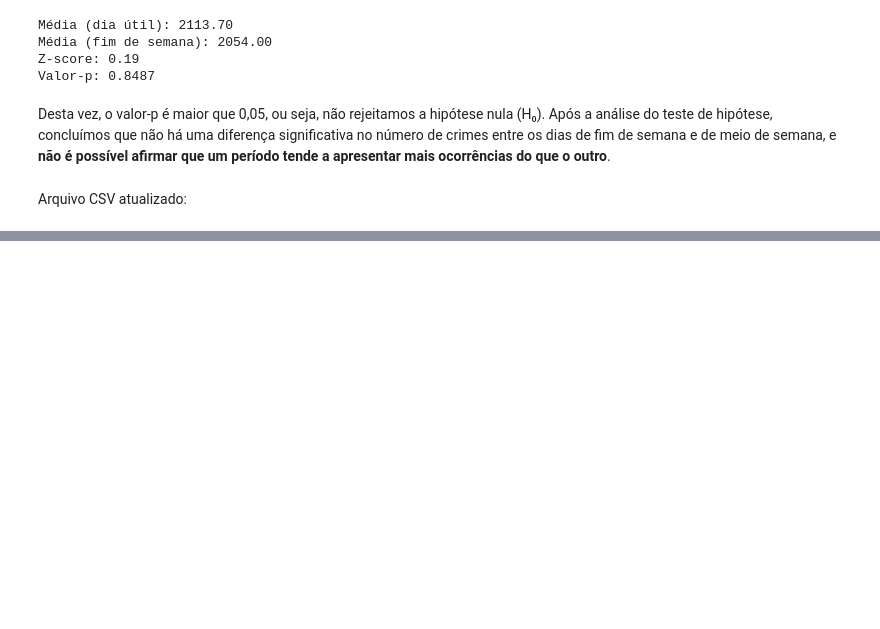
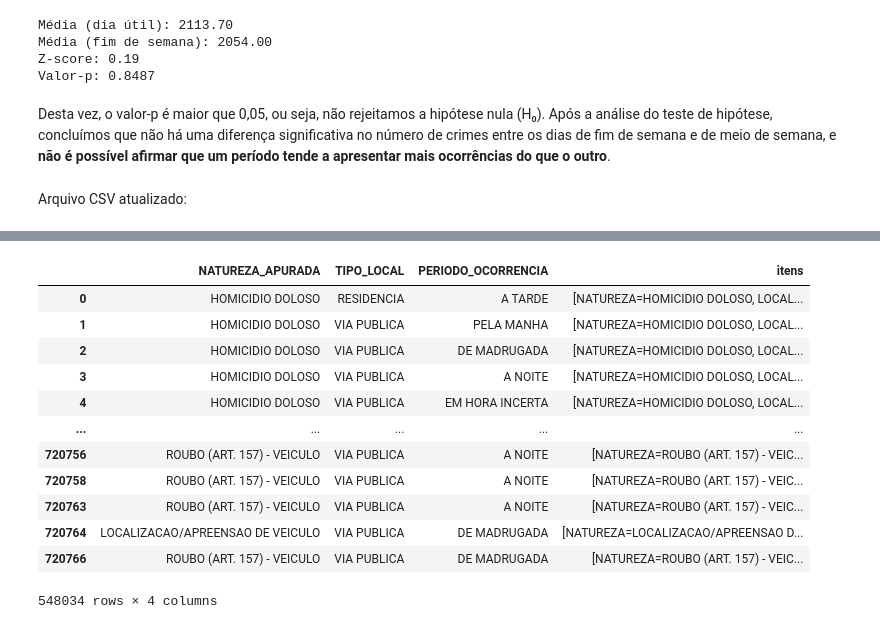
Before and after one commit to Matheuskpds/Ciencia-de-Dados-Projeto-TP, a Jupyter notebook: main.ipynb, the cells around one changed output, grey strips where cells are left out. Cells and saved outputs as stored; diff of their text form; code cells hidden in the pictures; blank space fills up the shorter version.

```diff
--- a/main.ipynb
+++ b/main.ipynb
@@ -1731,0 +1822,16 @@ pd.set_option('display.max_columns', None)
+# %%
+df_assoc
+# %% [output]
+|  | NATUREZA_APURADA | TIPO_LOCAL | PERIODO_OCORRENCIA | itens |
+| 0 | HOMICIDIO DOLOSO | RESIDENCIA | A TARDE | [NATUREZA=HOMICIDIO DOLOSO, LOCAL... |
+| 1 | HOMICIDIO DOLOSO | VIA PUBLICA | PELA MANHA | [NATUREZA=HOMICIDIO DOLOSO, LOCAL... |
+| 2 | HOMICIDIO DOLOSO | VIA PUBLICA | DE MADRUGADA | [NATUREZA=HOMICIDIO DOLOSO, LOCAL... |
+| 3 | HOMICIDIO DOLOSO | VIA PUBLICA | A NOITE | [NATUREZA=HOMICIDIO DOLOSO, LOCAL... |
+| 4 | HOMICIDIO DOLOSO | VIA PUBLICA | EM HORA INCERTA | [NATUREZA=HOMICIDIO DOLOSO, LOCAL... |
+| ... | ... | ... | ... | ... |
+| 720756 | ROUBO (ART. 157) - VEICULO | VIA PUBLICA | A NOITE | [NATUREZA=ROUBO (ART. 157) - VEIC... |
+| 720758 | ROUBO (ART. 157) - VEICULO | VIA PUBLICA | A NOITE | [NATUREZA=ROUBO (ART. 157) - VEIC... |
+| 720763 | ROUBO (ART. 157) - VEICULO | VIA PUBLICA | A NOITE | [NATUREZA=ROUBO (ART. 157) - VEIC... |
+| 720764 | LOCALIZACAO/APREENSAO DE VEICULO | VIA PUBLICA | DE MADRUGADA | [NATUREZA=LOCALIZACAO/APREENSAO D... |
+| 720766 | ROUBO (ART. 157) - VEICULO | VIA PUBLICA | DE MADRUGADA | [NATUREZA=ROUBO (ART. 157) - VEIC... |
+548034 rows × 4 columns
```
Also changed, not shown: parts of 29 cells of this notebook.
